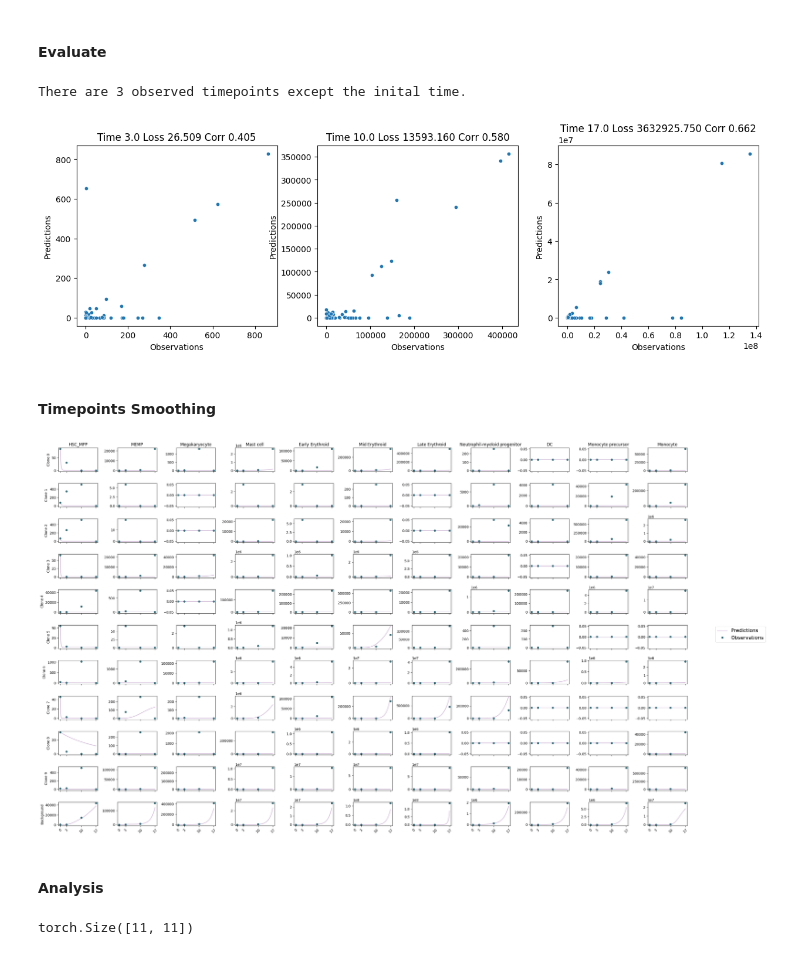
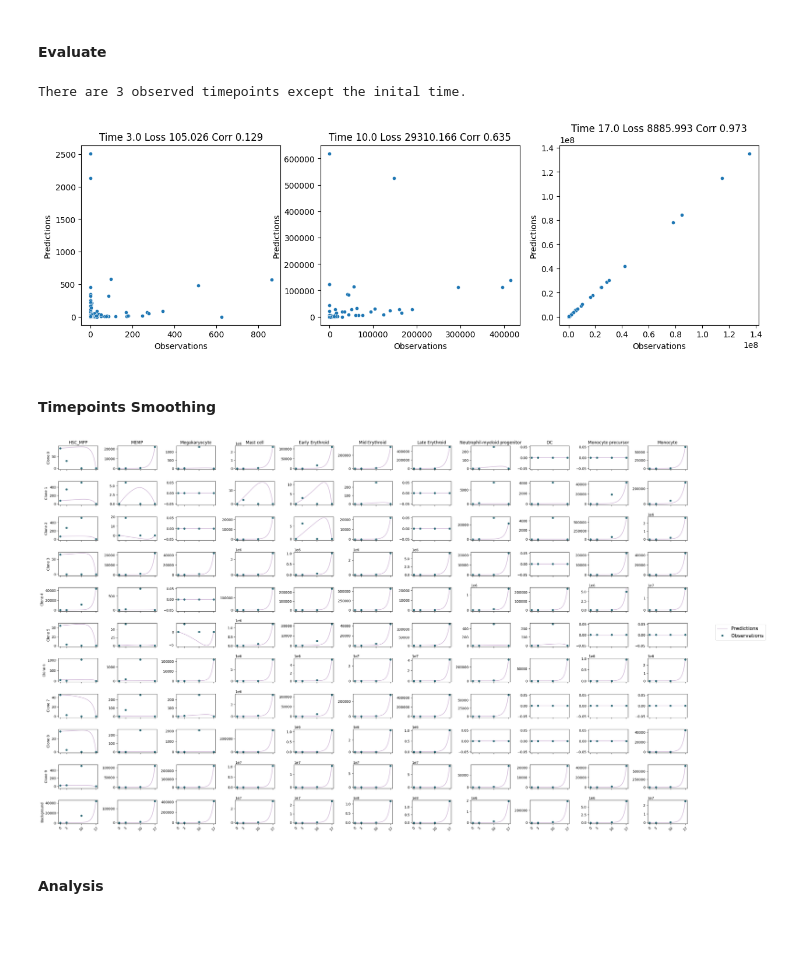
Before and after one commit to StatBiomed/clonaltrans, a Jupyter notebook: clonetrans obs.ipynb, the cells around one changed output. Drawn from its saved outputs; the diff is of its cells as text; code cells hidden in the pictures; blank space fills up the shorter version.

```diff
--- a/clonetrans obs.ipynb
+++ b/clonetrans obs.ipynb
@@ -72,16 +76,16 @@ torch.save(model, './model.pt')
 # %% [markdown]
 #### Evaluate
 # %%
-path = './examples/Time4LR005Epo1000LogNUB500.pt'
+path = './examples/Time4LR001Epo750MultiLRNSoftPlus1e-5.pt'
 model = torch.load(path)
 device = torch.device(f"cuda:{model.config.gpu}")
 # %%
-from clonaltrans import pl
 t_observed = torch.tensor([0.0, 3.0, 10.0, 17.0]).to(device)
-pl.eval_predictions(model, t_observed)
+save = 'eval_' + os.path.split(path)[1]
+pl.eval_predictions(model, t_observed, save=save)
 # %% [output]
 There are 3 observed timepoints except the inital time.
-[figure, old version]
+[figure, new version]
 # %% [markdown]
 #### Timepoints Smoothing
 # %%
@@ -93,16 +96,11 @@ t_pred = torch.tensor(x).to(device)
 t_pred_norm = (t_pred - t_pred[0]) / (t_pred[-1] - t_pred[0])
 predictions = model.eval_model(t_pred_norm)
 # %%
-import os
 save = os.path.split(path)[1]
 pl.grid_visual_interpolate(model.N, predictions, t_observed, t_pred, save=save)
 # %% [output]
-[figure, old version]
+[figure, new version]
 # %% [markdown]
 #### Analysis
 # %%
 K = model.matrix_K
-# %%
-K[1].shape
-# %% [output]
-torch.Size([11, 11])
```
Also changed, not shown: parts of 7 cells of this notebook, 4 other files.
